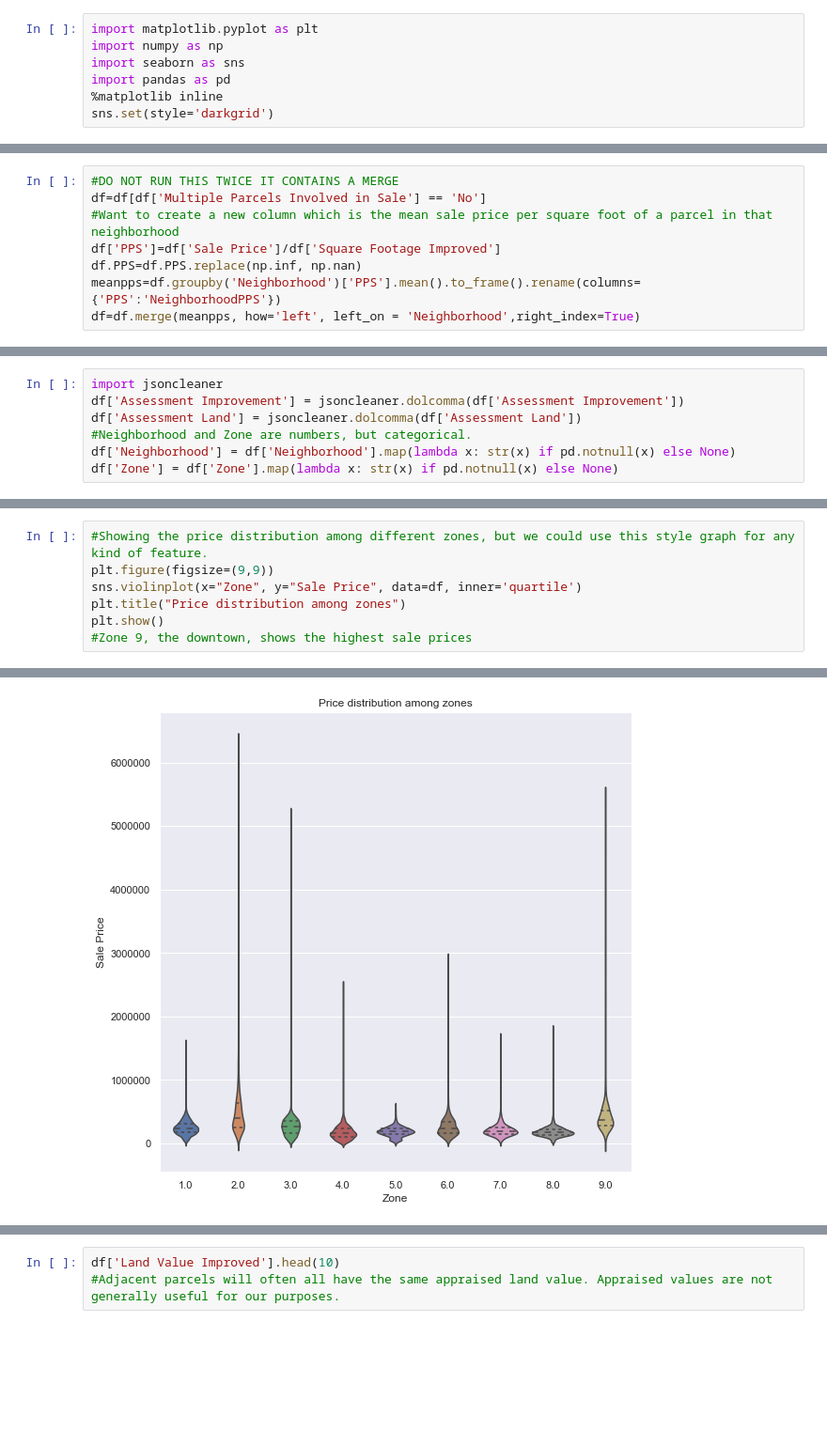
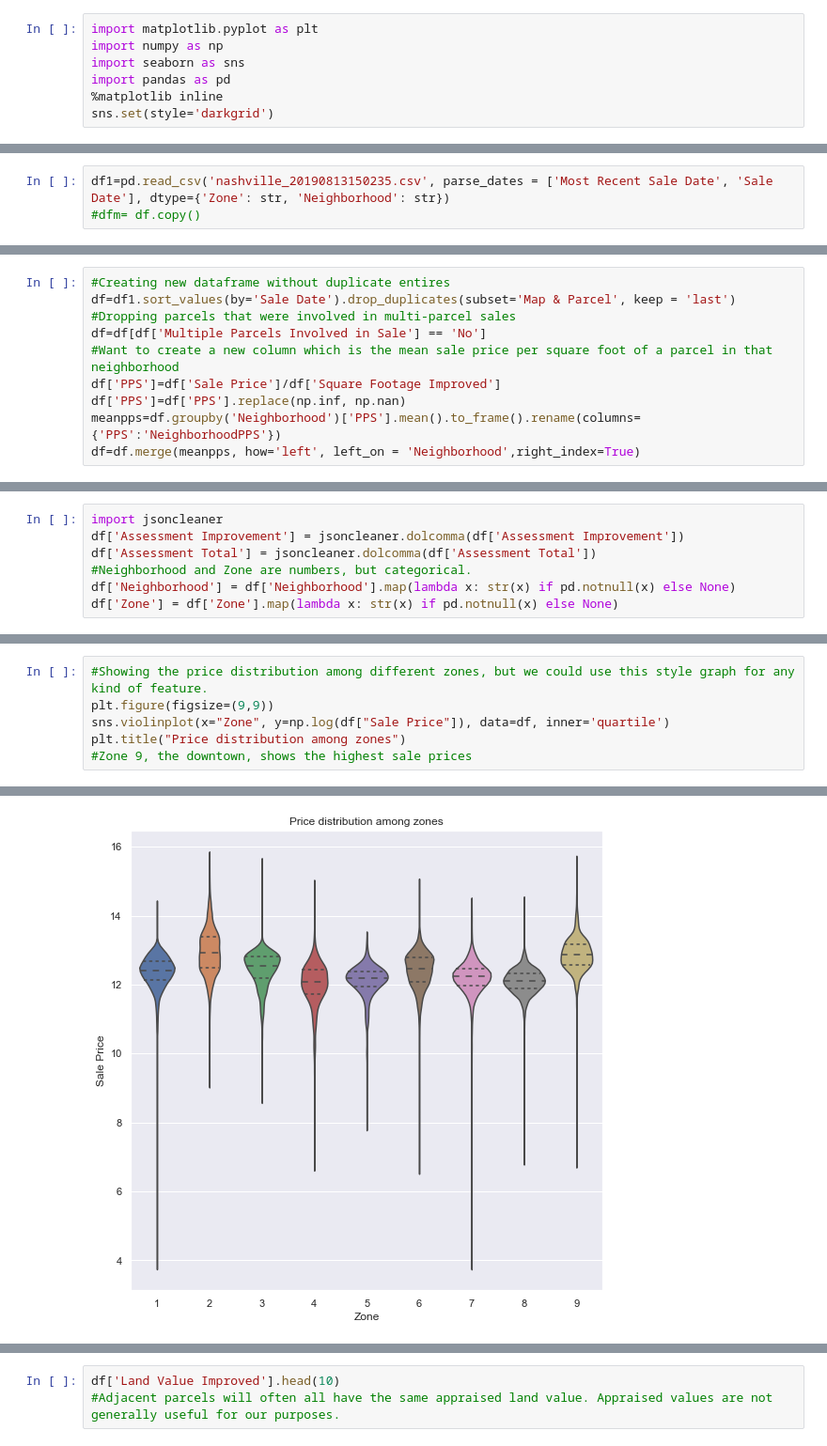
Before and after one commit to drewlehe/Nashville, a Jupyter notebook: Analysis.ipynb, the cells around one changed output, grey strips where cells are left out. Shown at 94% size. Saved outputs shown, nothing was run; the diff lists cells and outputs as text; blank space fills up the shorter version.

```diff
--- a/Analysis.ipynb
+++ b/Analysis.ipynb
@@ -45,0 +86,3 @@ df=pd.read_csv('nashville_20190813150235.csv')
+# %%
+df1=pd.read_csv('nashville_20190813150235.csv', parse_dates = ['Most Recent Sale Date', 'Sale Date'], dtype={'Zone': str, 'Neighborhood': str})
+#dfm= df.copy()
@@ -46,8 +123,10 @@ df=pd.read_csv('nashville_20190813150235.csv')
 # %%
-#DO NOT RUN THIS TWICE IT CONTAINS A MERGE
+#Creating new dataframe without duplicate entires
+df=df1.sort_values(by='Sale Date').drop_duplicates(subset='Map & Parcel', keep = 'last')
+#Dropping parcels that were involved in multi-parcel sales
 df=df[df['Multiple Parcels Involved in Sale'] == 'No']
 #Want to create a new column which is the mean sale price per square foot of a parcel in that neighborhood
 df['PPS']=df['Sale Price']/df['Square Footage Improved']
-df.PPS=df.PPS.replace(np.inf, np.nan)
+df['PPS']=df['PPS'].replace(np.inf, np.nan)
 meanpps=df.groupby('Neighborhood')['PPS'].mean().to_frame().rename(columns={'PPS':'NeighborhoodPPS'})
 df=df.merge(meanpps, how='left', left_on = 'Neighborhood',right_index=True)
@@ -54,7 +137,7 @@ df=df.merge(meanpps, how='left', left_on = 'Neighborhood',right_index=True)
 # %%
 import jsoncleaner
 df['Assessment Improvement'] = jsoncleaner.dolcomma(df['Assessment Improvement'])
-df['Assessment Land'] = jsoncleaner.dolcomma(df['Assessment Land'])
+df['Assessment Total'] = jsoncleaner.dolcomma(df['Assessment Total'])
 #Neighborhood and Zone are numbers, but categorical.
 df['Neighborhood'] = df['Neighborhood'].map(lambda x: str(x) if pd.notnull(x) else None)
 df['Zone'] = df['Zone'].map(lambda x: str(x) if pd.notnull(x) else None)
@@ -61,8 +295,7 @@ df['Zone'] = df['Zone'].map(lambda x: str(x) if pd.notnull(x) else None)
 # %%
 #Showing the price distribution among different zones, but we could use this style graph for any kind of feature.
 plt.figure(figsize=(9,9))
-sns.violinplot(x="Zone", y="Sale Price", data=df, inner='quartile')
+sns.violinplot(x="Zone", y=np.log(df["Sale Price"]), data=df, inner='quartile')
 plt.title("Price distribution among zones")
-plt.show()
 #Zone 9, the downtown, shows the highest sale prices
 # %% [output]
@@ -69,3 +303,3 @@ plt.show()
-[figure, old version]
+[figure, new version]
 # %%
 plt.figure(figsize=(9,9))
```
Also changed, not shown: parts of 47 cells of this notebook, 1 other file.
